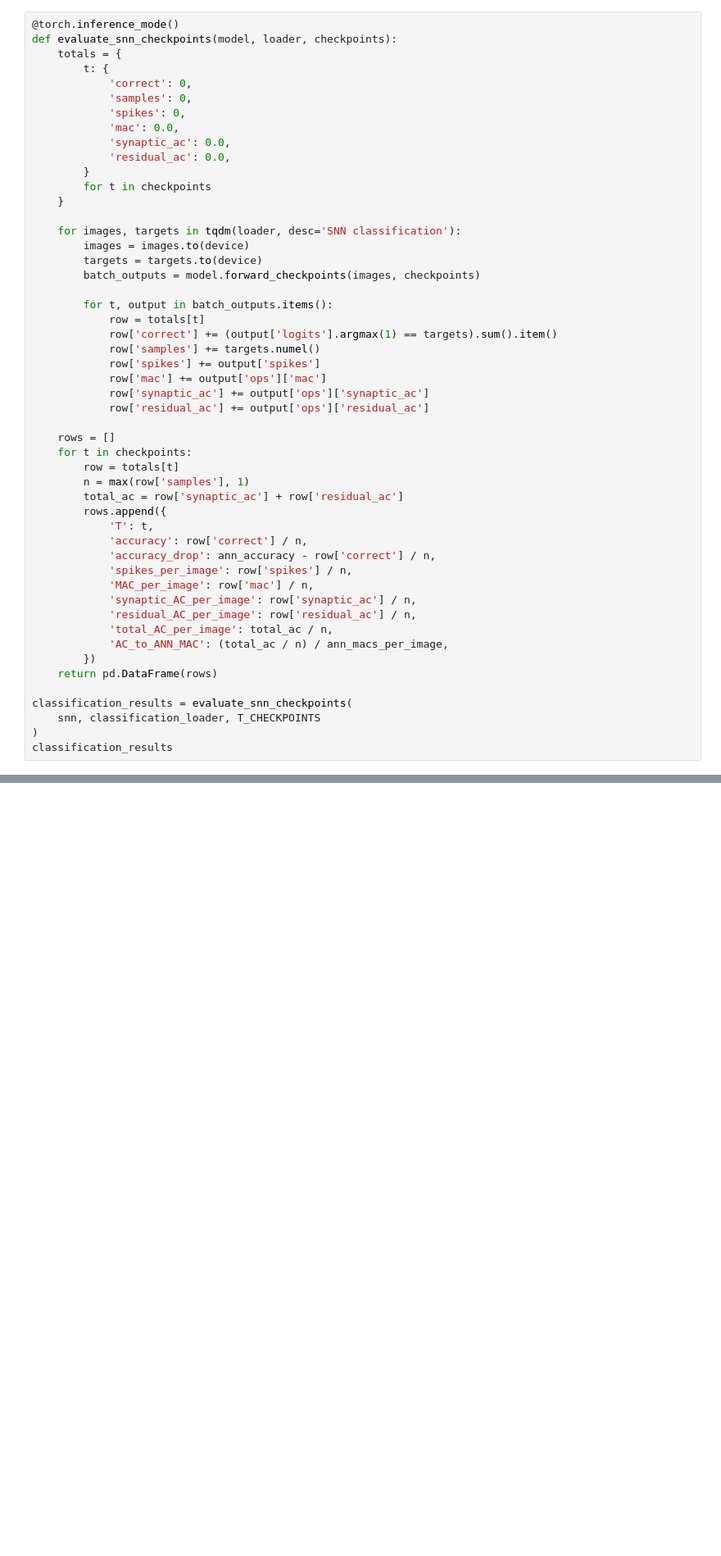
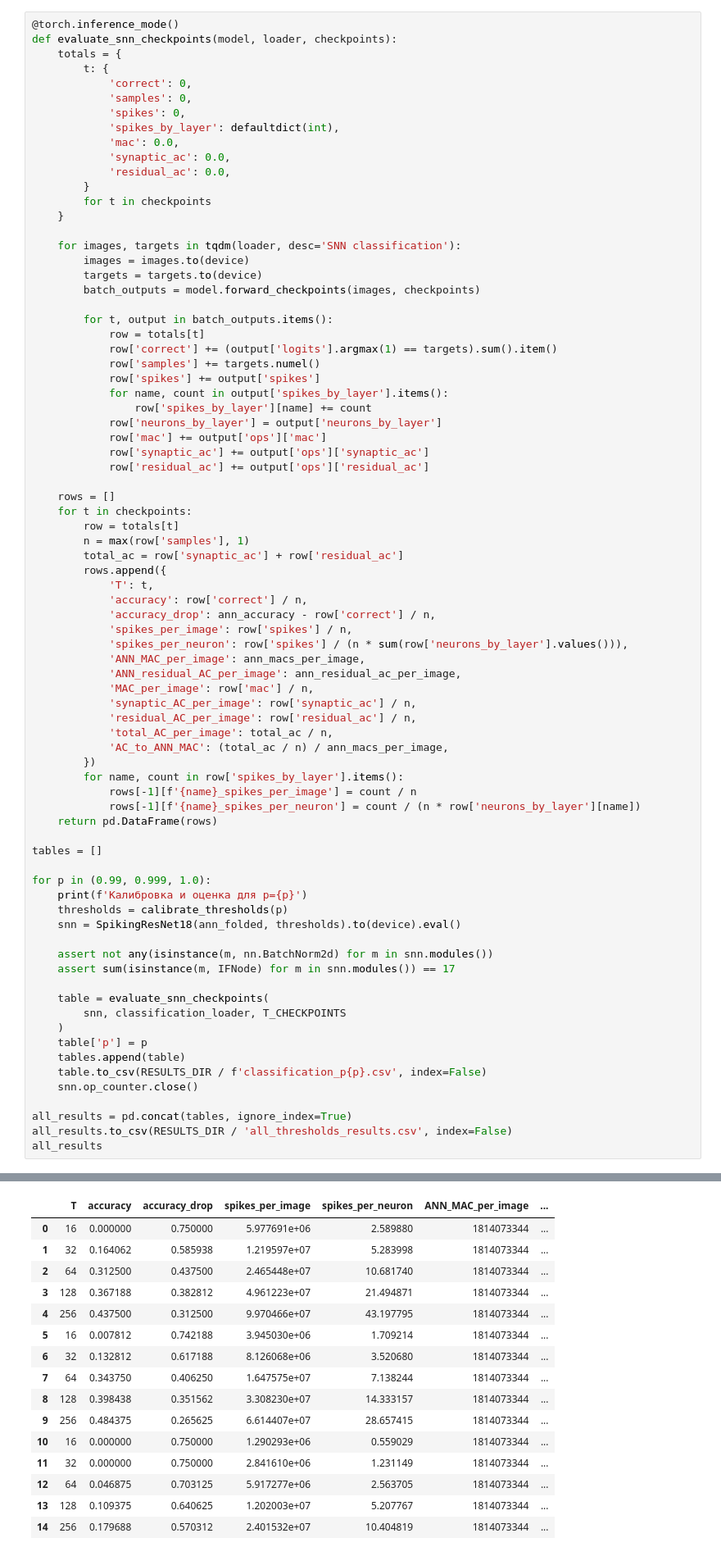
Before and after one commit to StriderOne/neuromorphic-computing, a Jupyter notebook: lab1/lab1.ipynb, the cells around one changed output, grey strips where cells are left out. Shown at 82% size. Drawn from its saved outputs; the diff is of its cells as text; blank space fills up the shorter version.

```diff
--- a/lab1/lab1.ipynb
+++ b/lab1/lab1.ipynb
@@ -564,6 +783,7 @@ def evaluate_snn_checkpoints(model, loader, checkpoints):
             'correct': 0,
             'samples': 0,
             'spikes': 0,
+            'spikes_by_layer': defaultdict(int),
             'mac': 0.0,
             'synaptic_ac': 0.0,
             'residual_ac': 0.0,
@@ -581,6 +801,9 @@ def evaluate_snn_checkpoints(model, loader, checkpoints):
             row['correct'] += (output['logits'].argmax(1) == targets).sum().item()
             row['samples'] += targets.numel()
             row['spikes'] += output['spikes']
+            for name, count in output['spikes_by_layer'].items():
+                row['spikes_by_layer'][name] += count
+            row['neurons_by_layer'] = output['neurons_by_layer']
             row['mac'] += output['ops']['mac']
             row['synaptic_ac'] += output['ops']['synaptic_ac']
             row['residual_ac'] += output['ops']['residual_ac']
@@ -595,15 +818,39 @@ def evaluate_snn_checkpoints(model, loader, checkpoints):
             'accuracy': row['correct'] / n,
             'accuracy_drop': ann_accuracy - row['correct'] / n,
             'spikes_per_image': row['spikes'] / n,
+            'spikes_per_neuron': row['spikes'] / (n * sum(row['neurons_by_layer'].values())),
+            'ANN_MAC_per_image': ann_macs_per_image,
+            'ANN_residual_AC_per_image': ann_residual_ac_per_image,
             'MAC_per_image': row['mac'] / n,
             'synaptic_AC_per_image': row['synaptic_ac'] / n,
             'residual_AC_per_image': row['residual_ac'] / n,
             'total_AC_per_image': total_ac / n,
             'AC_to_ANN_MAC': (total_ac / n) / ann_macs_per_image,
         })
+        for name, count in row['spikes_by_layer'].items():
+            rows[-1][f'{name}_spikes_per_image'] = count / n
+            rows[-1][f'{name}_spikes_per_neuron'] = count / (n * row['neurons_by_layer'][name])
     return pd.DataFrame(rows)
 
-classification_results = evaluate_snn_checkpoints(
-    snn, classification_loader, T_CHECKPOINTS
-)
-classification_results
+tables = []
+
+for p in (0.99, 0.999, 1.0):
+    print(f'Калибровка и оценка для p={p}')
+    thresholds = calibrate_thresholds(p)
+    snn = SpikingResNet18(ann_folded, thresholds).to(device).eval()
+
+    assert not any(isinstance(m, nn.BatchNorm2d) for m in snn.modules())
+    assert sum(isinstance(m, IFNode) for m in snn.modules()) == 17
+
+    table = evaluate_snn_checkpoints(
+        snn, classification_loader, T_CHECKPOINTS
+    )
+    table['p'] = p
+    tables.append(table)
+    table.to_csv(RESULTS_DIR / f'classification_p{p}.csv', index=False)
+    snn.op_counter.close()
+
+all_results = pd.concat(tables, ignore_index=True)
+all_results.to_csv(RESULTS_DIR / 'all_thresholds_results.csv', index=False)
+all_results
+# %% [output]
@@ -609,0 +860,16 @@ classification_results
+|  | T | accuracy | accuracy_drop | spikes_per_image | spikes_per_neuron | ANN_MAC_per_image | ... |
+| 0 | 16 | 0.000000 | 0.750000 | 5.977691e+06 | 2.589880 | 1814073344 | ... |
+| 1 | 32 | 0.164062 | 0.585938 | 1.219597e+07 | 5.283998 | 1814073344 | ... |
+| 2 | 64 | 0.312500 | 0.437500 | 2.465448e+07 | 10.681740 | 1814073344 | ... |
+| 3 | 128 | 0.367188 | 0.382812 | 4.961223e+07 | 21.494871 | 1814073344 | ... |
+| 4 | 256 | 0.437500 | 0.312500 | 9.970466e+07 | 43.197795 | 1814073344 | ... |
+| 5 | 16 | 0.007812 | 0.742188 | 3.945030e+06 | 1.709214 | 1814073344 | ... |
+| 6 | 32 | 0.132812 | 0.617188 | 8.126068e+06 | 3.520680 | 1814073344 | ... |
+| 7 | 64 | 0.343750 | 0.406250 | 1.647575e+07 | 7.138244 | 1814073344 | ... |
+| 8 | 128 | 0.398438 | 0.351562 | 3.308230e+07 | 14.333157 | 1814073344 | ... |
+| 9 | 256 | 0.484375 | 0.265625 | 6.614407e+07 | 28.657415 | 1814073344 | ... |
+| 10 | 16 | 0.000000 | 0.750000 | 1.290293e+06 | 0.559029 | 1814073344 | ... |
+| 11 | 32 | 0.000000 | 0.750000 | 2.841610e+06 | 1.231149 | 1814073344 | ... |
+| 12 | 64 | 0.046875 | 0.703125 | 5.917277e+06 | 2.563705 | 1814073344 | ... |
+| 13 | 128 | 0.109375 | 0.640625 | 1.202003e+07 | 5.207767 | 1814073344 | ... |
+| 14 | 256 | 0.179688 | 0.570312 | 2.401532e+07 | 10.404819 | 1814073344 | ... |
```
Also changed, not shown: parts of 26 cells of this notebook, 33 other files.
